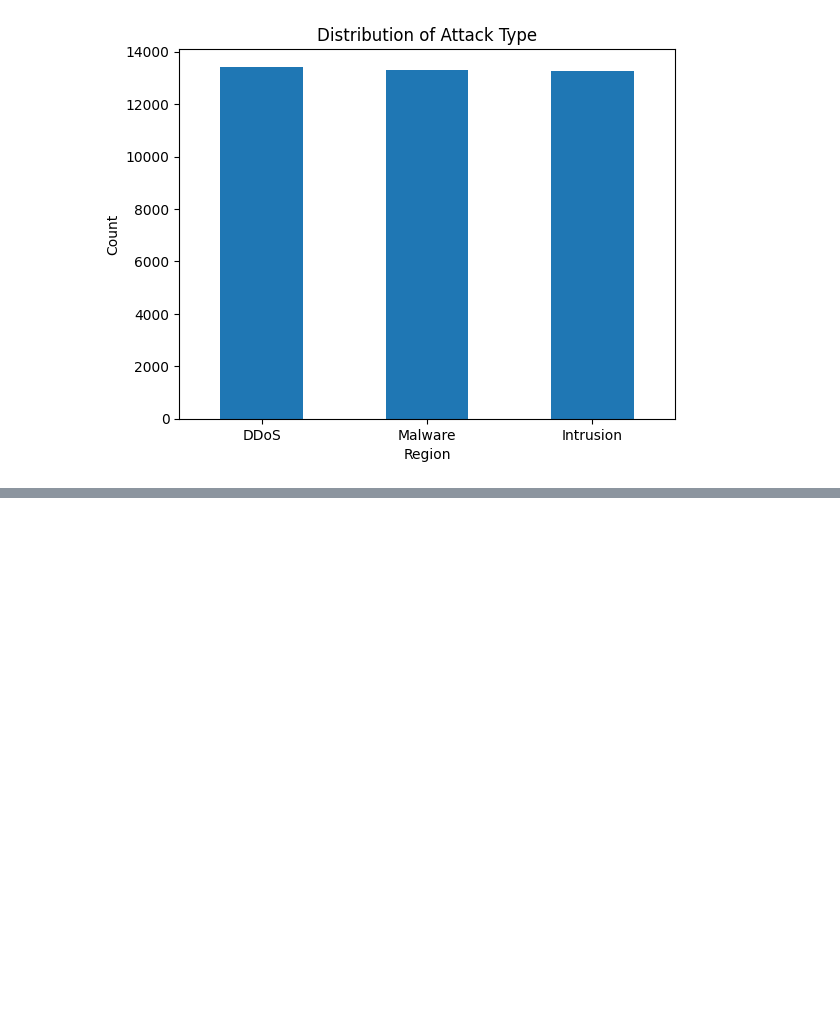
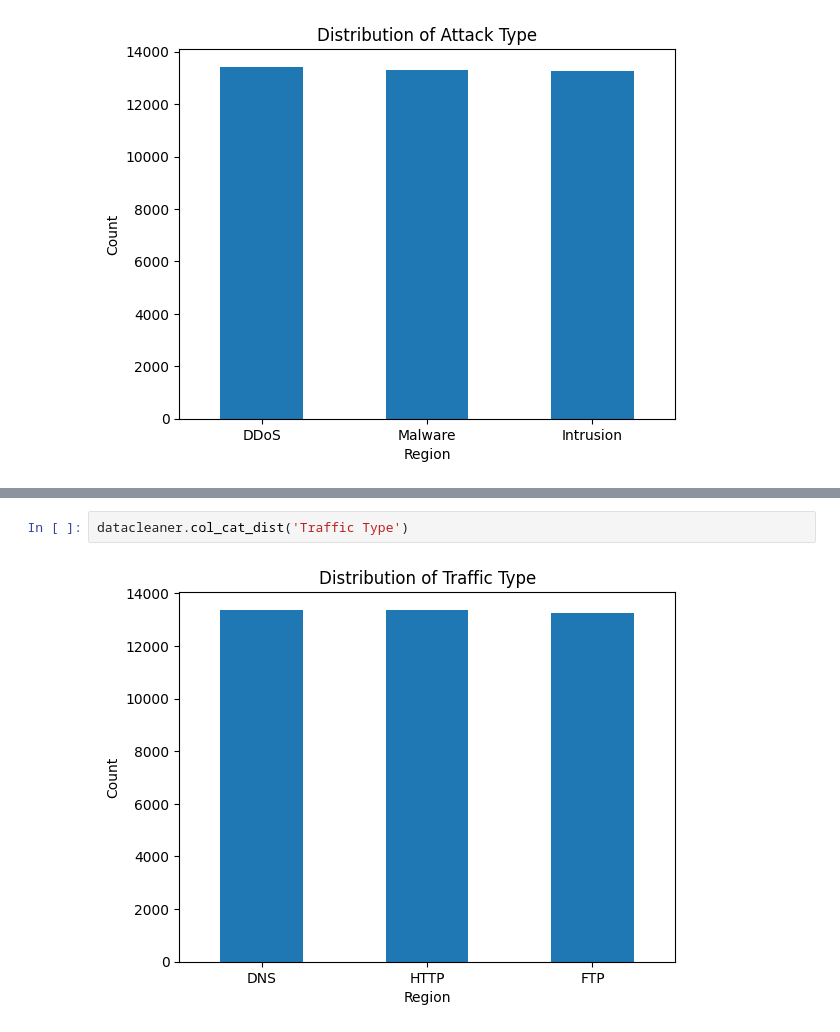
Before and after one commit to ChuckJovans/CyberSecurity-Attacks-EDA, a Jupyter notebook: cybersecurity.ipynb, the cells around one changed output, grey strips where cells are left out. Drawn from its saved outputs; the diff is of its cells as text; blank space fills up the shorter version.

```diff
--- a/cybersecurity.ipynb
+++ b/cybersecurity.ipynb
@@ -180,0 +185,4 @@ datacleaner.col_cat_dist('Attack Type')
+# %%
+datacleaner.col_cat_dist('Traffic Type')
+# %% [output]
+[figure, added]
```
Also changed, not shown: parts of 1 cell of this notebook.
